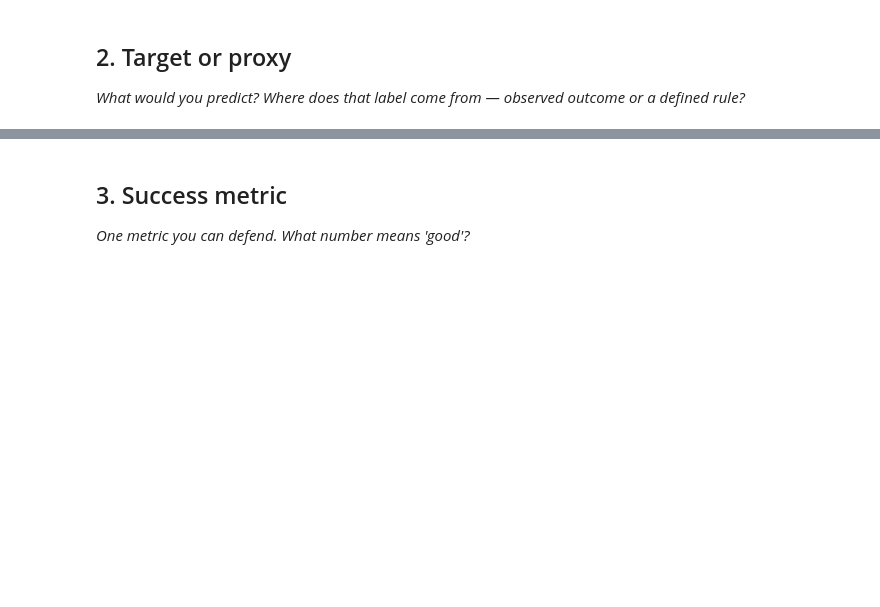
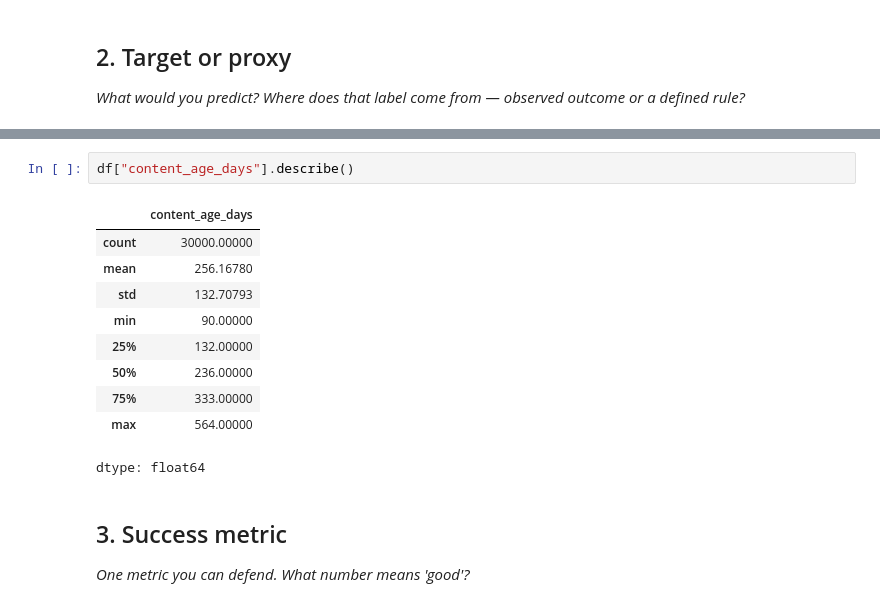
Before and after one commit to AN2442/Flyrank_ML, a Jupyter notebook: work/notebooks/w02_ml_task_framing.ipynb, the cells around one changed output, grey strips where cells are left out. Drawn from its saved outputs; the diff is of its cells as text; blank space fills up the shorter version.

```diff
--- a/work/notebooks/w02_ml_task_framing.ipynb
+++ b/work/notebooks/w02_ml_task_framing.ipynb
@@ -23,3 +115,16 @@ This skeleton is yours to fill. Work the sections **in order** — each one has
+# %%
+df["content_age_days"].describe()
+# %% [output]
+|  | content_age_days |
+| count | 30000.00000 |
+| mean | 256.16780 |
+| std | 132.70793 |
+| min | 90.00000 |
+| 25% | 132.00000 |
+| 50% | 236.00000 |
+| 75% | 333.00000 |
+| max | 564.00000 |
+dtype: float64
 # %% [markdown]
 ## 3. Success metric
 
```
Also changed, not shown: parts of 8 cells of this notebook.
